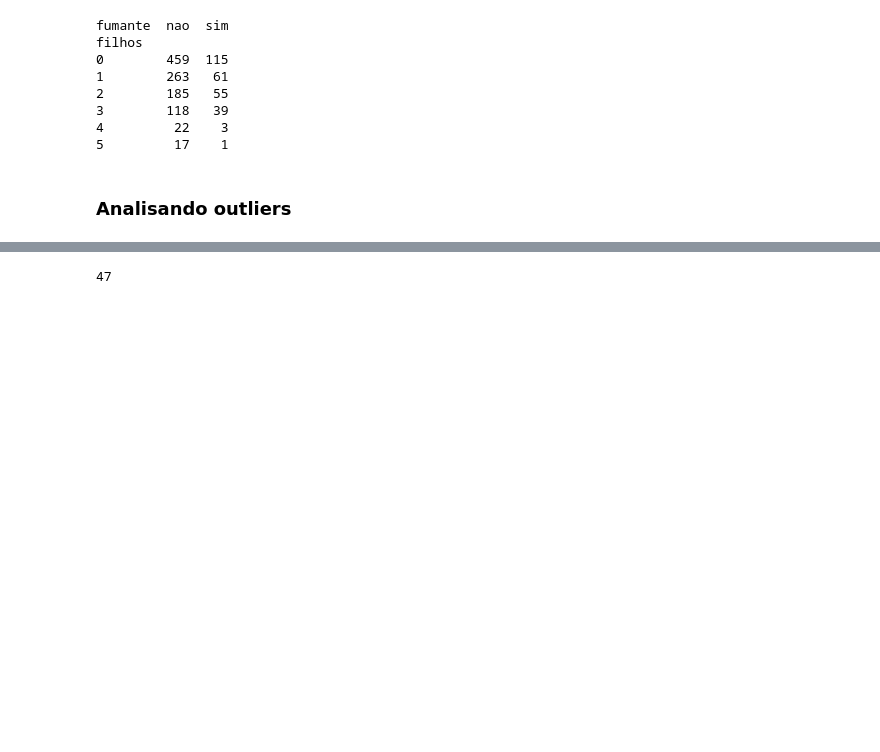
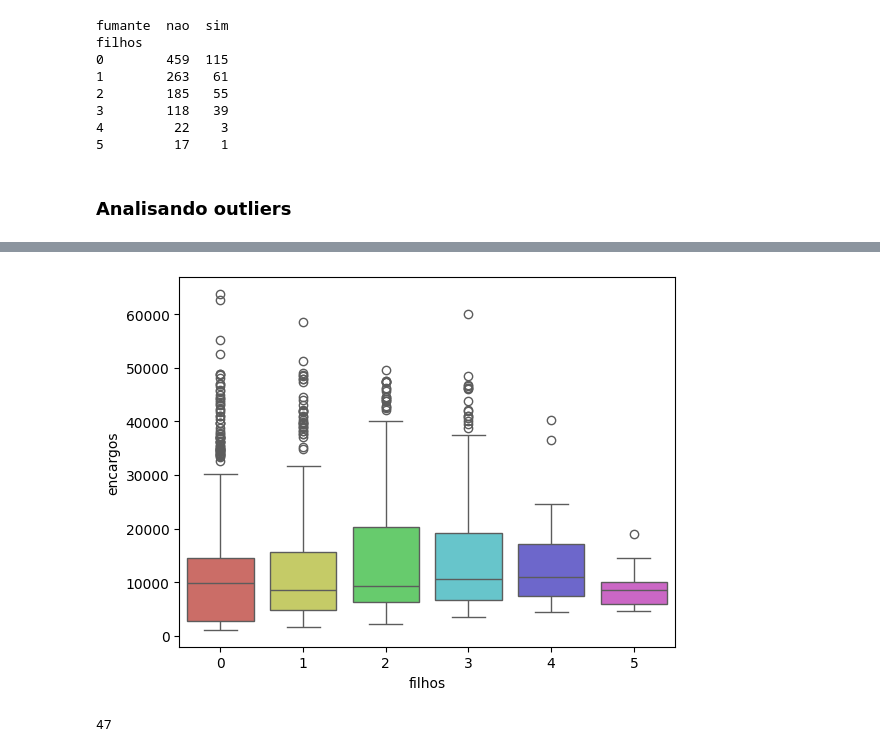
Before and after one commit to jordanmsouza/TechChallenge_Fase1_Grupo4, a Jupyter notebook: Tech_Challange_Fase1_Grupo4.ipynb, the cells around one changed output, grey strips where cells are left out. Saved outputs shown, nothing was run; the diff lists cells and outputs as text; code cells hidden in the pictures; blank space fills up the shorter version.

```diff
--- a/Tech_Challange_Fase1_Grupo4.ipynb
+++ b/Tech_Challange_Fase1_Grupo4.ipynb
@@ -209,4 +203,8 @@ Passing `palette` without assigning `hue` is deprecated and will be removed in v
 [figure]
+# %%
+sb.boxplot(x="filhos",y="encargos", data=dados, palette="hls");
+# %% [output]
+[figure, added]
 # %%
 df_homens = dados[(dados['genero'] == 'homem') & (dados['encargos'] > 40000)]
 df_homens['encargos'].count()
```
Also changed, not shown: parts of 16 cells of this notebook.
